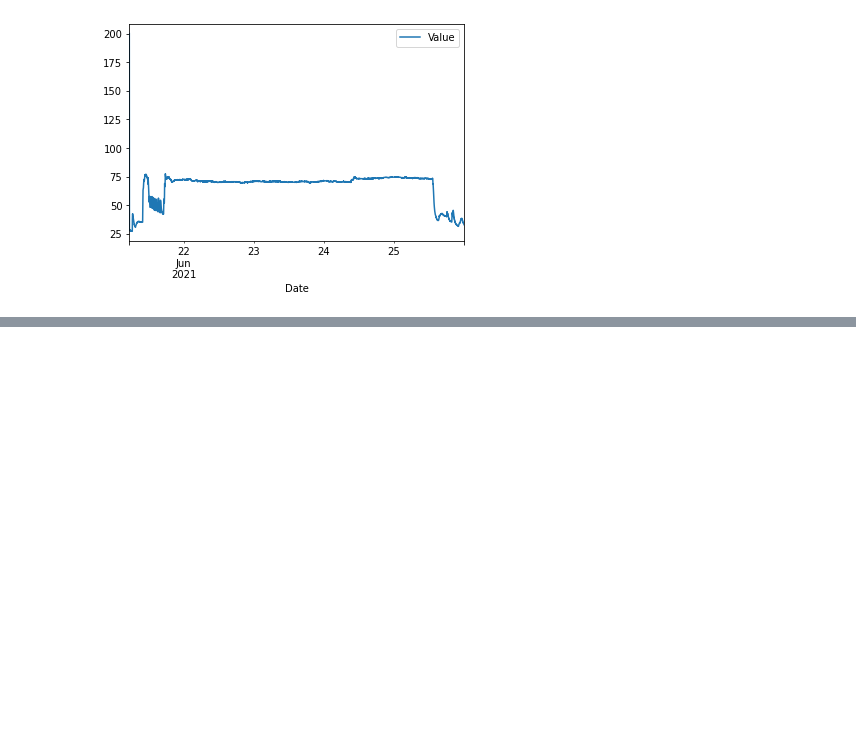
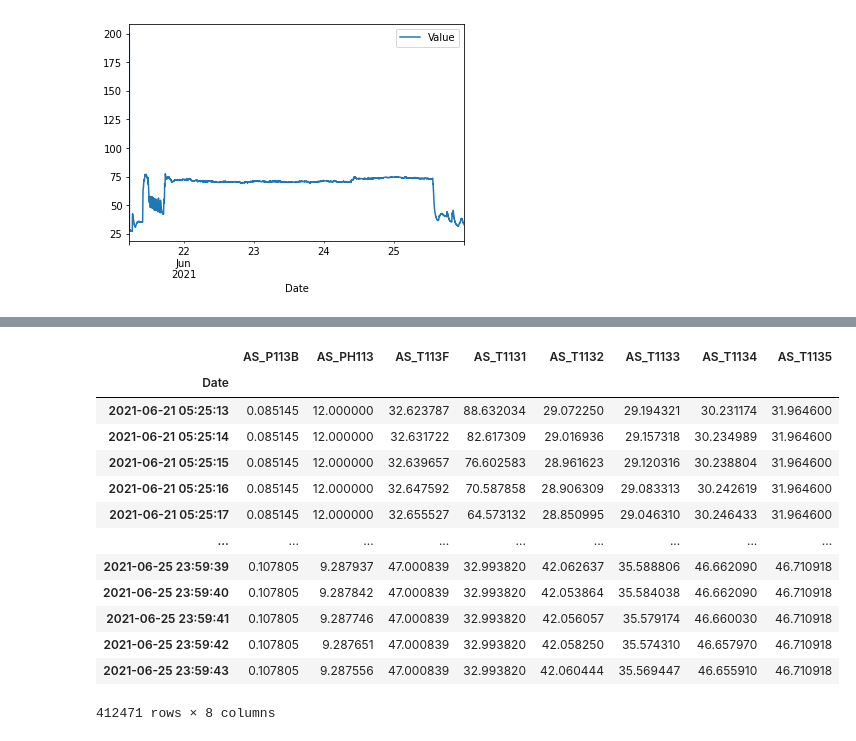
Before and after one commit to sipocz/XLS_Conv, a Jupyter notebook: XLS_converter.ipynb, the cells around one changed output, grey strips where cells are left out. Saved outputs shown, nothing was run; the diff lists cells and outputs as text; code cells hidden in the pictures; blank space fills up the shorter version.

```diff
--- a/XLS_converter.ipynb
+++ b/XLS_converter.ipynb
@@ -333,4 +340,8 @@ df2.plot()
 # %%
-for tabx in tabs:
-    dftab=get_data1s(fname,tabx)
-    dftab.plot()
+def df_list(fname,tabs):
+    out_df_list=[]
+    for tabx in tabs:
+        dftab=get_data1s(fname,tabx)
+        dftab.plot()
+        out_df_list.append(dftab)
+    return out_df_list
@@ -356,0 +348,2 @@ dfx.head()
+# %%
+all_df=df_list(fname,tabs)
@@ -356,0 +359,12 @@ dfx.head()
+# %%
+def df_concat(dflist,df_heads):
+    for index,name in enumerate(df_heads):
+        dflist[index].columns=[name]
+    out_df=pd.concat(dflist,axis=1)
+    out_df.head=df_heads
+    out_df.dropna(inplace=True)
+    return(out_df)
+# %%
+
+
+allDF=df_concat(all_df,tabs)
@@ -356,0 +381,17 @@ dfx.head()
+# %%
+allDF
+# %% [output]
+|  | AS_P113B | AS_PH113 | AS_T113F | AS_T1131 | AS_T1132 | AS_T1133 | AS_T1134 | AS_T1135 |
+| Date |  |  |  |  |  |  |  |  |
+| 2021-06-21 05:25:13 | 0.085145 | 12.000000 | 32.623787 | 88.632034 | 29.072250 | 29.194321 | 30.231174 | 31.964600 |
+| 2021-06-21 05:25:14 | 0.085145 | 12.000000 | 32.631722 | 82.617309 | 29.016936 | 29.157318 | 30.234989 | 31.964600 |
+| 2021-06-21 05:25:15 | 0.085145 | 12.000000 | 32.639657 | 76.602583 | 28.961623 | 29.120316 | 30.238804 | 31.964600 |
+| 2021-06-21 05:25:16 | 0.085145 | 12.000000 | 32.647592 | 70.587858 | 28.906309 | 29.083313 | 30.242619 | 31.964600 |
+| 2021-06-21 05:25:17 | 0.085145 | 12.000000 | 32.655527 | 64.573132 | 28.850995 | 29.046310 | 30.246433 | 31.964600 |
+| ... | ... | ... | ... | ... | ... | ... | ... | ... |
+| 2021-06-25 23:59:39 | 0.107805 | 9.287937 | 47.000839 | 32.993820 | 42.062637 | 35.588806 | 46.662090 | 46.710918 |
+| 2021-06-25 23:59:40 | 0.107805 | 9.287842 | 47.000839 | 32.993820 | 42.053864 | 35.584038 | 46.662090 | 46.710918 |
+| 2021-06-25 23:59:41 | 0.107805 | 9.287746 | 47.000839 | 32.993820 | 42.056057 | 35.579174 | 46.660030 | 46.710918 |
+| 2021-06-25 23:59:42 | 0.107805 | 9.287651 | 47.000839 | 32.993820 | 42.058250 | 35.574310 | 46.657970 | 46.710918 |
+| 2021-06-25 23:59:43 | 0.107805 | 9.287556 | 47.000839 | 32.993820 | 42.060444 | 35.569447 | 46.655910 | 46.710918 |
+412471 rows × 8 columns
```
Also changed, not shown: parts of 9 cells of this notebook.
